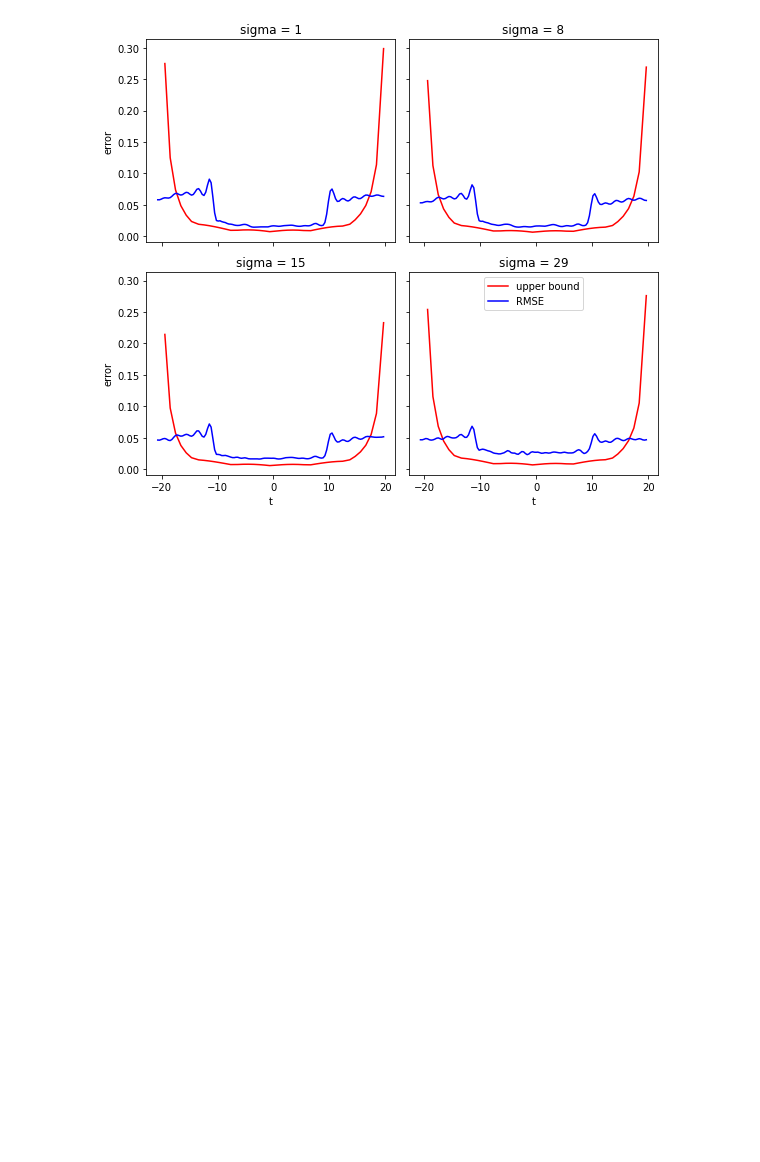
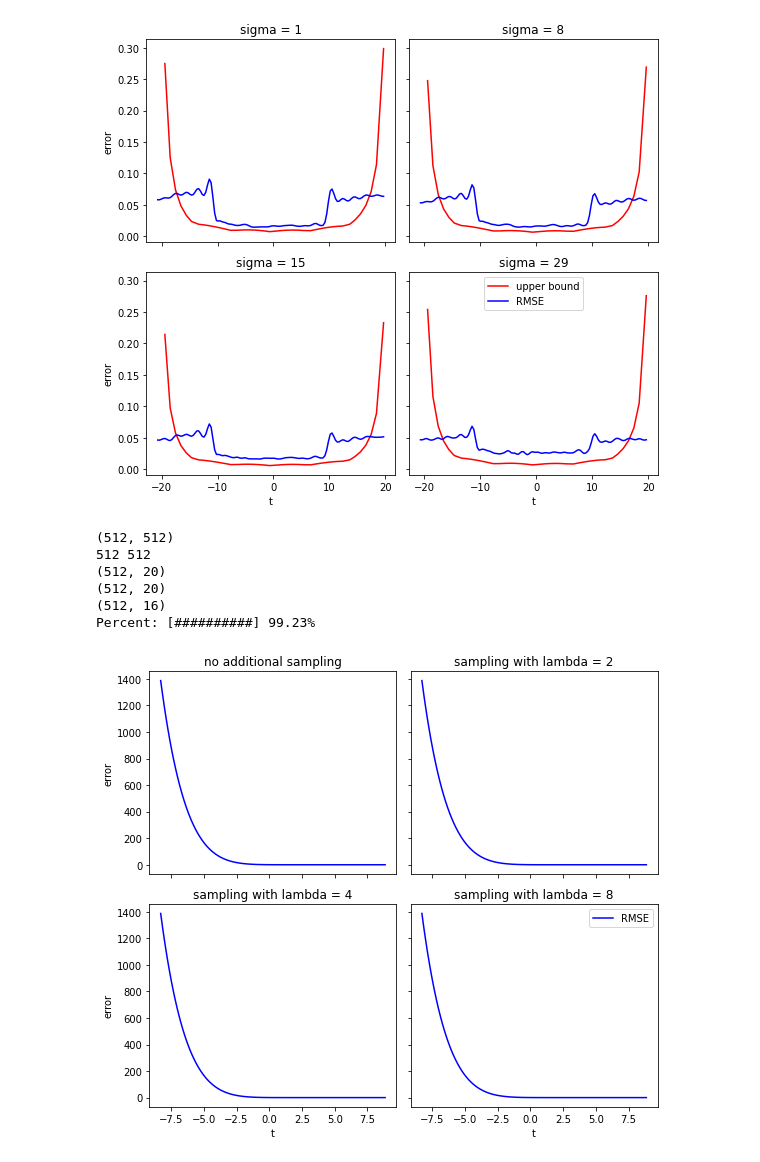
Before and after one commit to Aurel37/sub_pixel_RMSE, a Jupyter notebook: project_sub_pixel.ipynb, the cells around one changed output. Drawn from its saved outputs; the diff is of its cells as text; code cells hidden in the pictures; blank space fills up the shorter version.

```diff
--- a/project_sub_pixel.ipynb
+++ b/project_sub_pixel.ipynb
@@ -145,3 +147,82 @@ plt.legend()
 plt.show()
 # %% [output]
 [figure]
+# %%
+image = Image.open(persistent_storage +  '/nimes.pgm').convert('L')
+X_gd = np.asarray(image)
+print(X_gd.shape)
+
+
+X_gd = X_gd[:, :]
+X_gd = X_gd/np.max(X_gd)
+n,  m = X_gd.shape
+print(n,m)
+X_h = X_gd[:, m-216:m-196]
+X = [X_h] + [kron(X_h, i) for i in [2, 4, 8]]
+shift = m-236
+M = n
+RMSE = []
+set_upper_bound = []
+
+
+UPPER_bounds = []
+RMSE_set = []
+
+for X_h in X:
+
+    i = 0
+
+    phi_l = phi(X_h)
+    n, m = X_h.shape
+    sigma_prime = sigma_prime_cal(phi_l, 0.5)
+    sigma = sigma_cal(phi_l, sigma_prime)
+    shift_h = m//2
+    mu = np.mean(X_h)
+    d = 130
+    range_t = np.linspace(-shift_h-1, shift_h+1, d)
+
+    for t in range_t:
+        update_progress(i/d)
+        error = ground_truth_error_spline(X_gd, X_h, t)
+        RMSE.append(error)
+        set_upper_bound.append(upper_bound(t, mu, shift_h, sigma, sigma_prime))
+        i += 1
+
+    env = enveloppe_cal(set_upper_bound[5:d-1], range_t[5:d-1])
+    UPPER_bounds.append(env)
+    RMSE_set.append(RMSE[1:d-1])
+# %% [output]
+(512, 512)
+512 512
+(512, 20)
+(512, 20)
+(512, 16)
+Percent: [##########] 99.23%
+# %%
+f, axs = plt.subplots(2,2, sharex=True, sharey=True, figsize=[8, 7])
+#axs[0,0].plot(range_t[5:d-1], UPPER_bounds[0], color = 'r', label="upper bound")
+#axs[0,1].plot(range_t[5:d-1], UPPER_bounds[1], color = 'r', label="upper bound")
+#axs[1,0].plot(range_t[5:d-1], UPPER_bounds[2], color = 'r', label="upper bound")
+#axs[1,1].plot(range_t[5:d-1], UPPER_bounds[3], color = 'r', label="upper bound")
+
+axs[0,0].plot(range_t[5:d-1], RMSE_set[0][4:], color = 'b', label="RMSE")
+axs[0,1].plot(range_t[5:d-1], RMSE_set[1][4:], color = 'b', label="RMSE")
+axs[1,0].plot(range_t[5:d-1], RMSE_set[2][4:], color = 'b', label="RMSE")
+axs[1,1].plot(range_t[5:d-1], RMSE_set[3][4:], color = 'b', label="RMSE")
+
+axs[0, 0].set_title('no additional sampling')
+axs[0, 1].set_title('sampling with lambda = 2')
+axs[1, 0].set_title('sampling with lambda = 4')
+axs[1, 1].set_title('sampling with lambda = 8')
+
+for ax in axs.flat:
+    ax.set(xlabel='t', ylabel='error')
+
+# Hide x labels and tick labels for top plots and y ticks for right plots.
+for ax in axs.flat:
+    ax.label_outer()
+f.tight_layout()
+plt.legend()
+plt.show()
+# %% [output]
+[figure, added]
```
Also changed, not shown: parts of 1 cell of this notebook, 8 other files.
